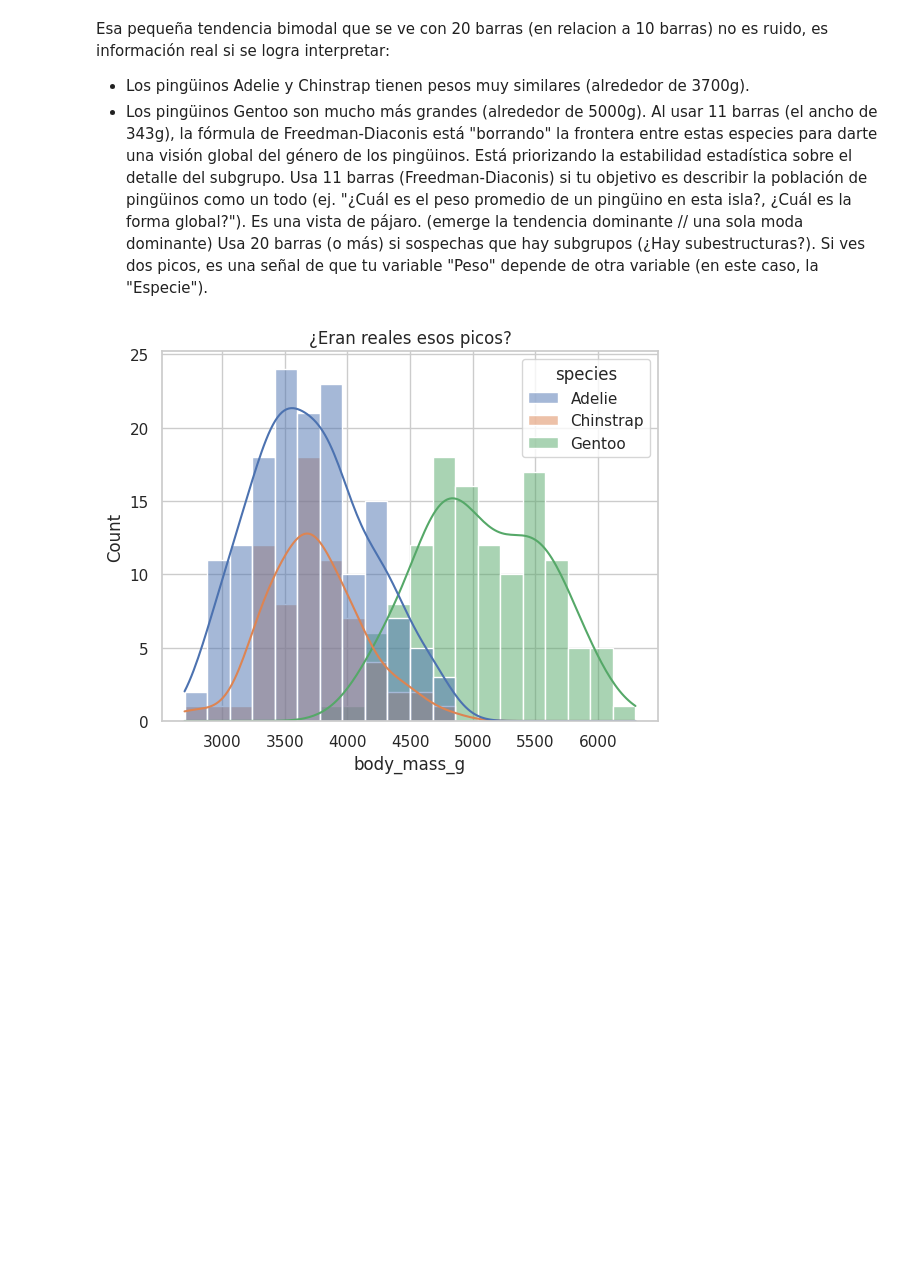
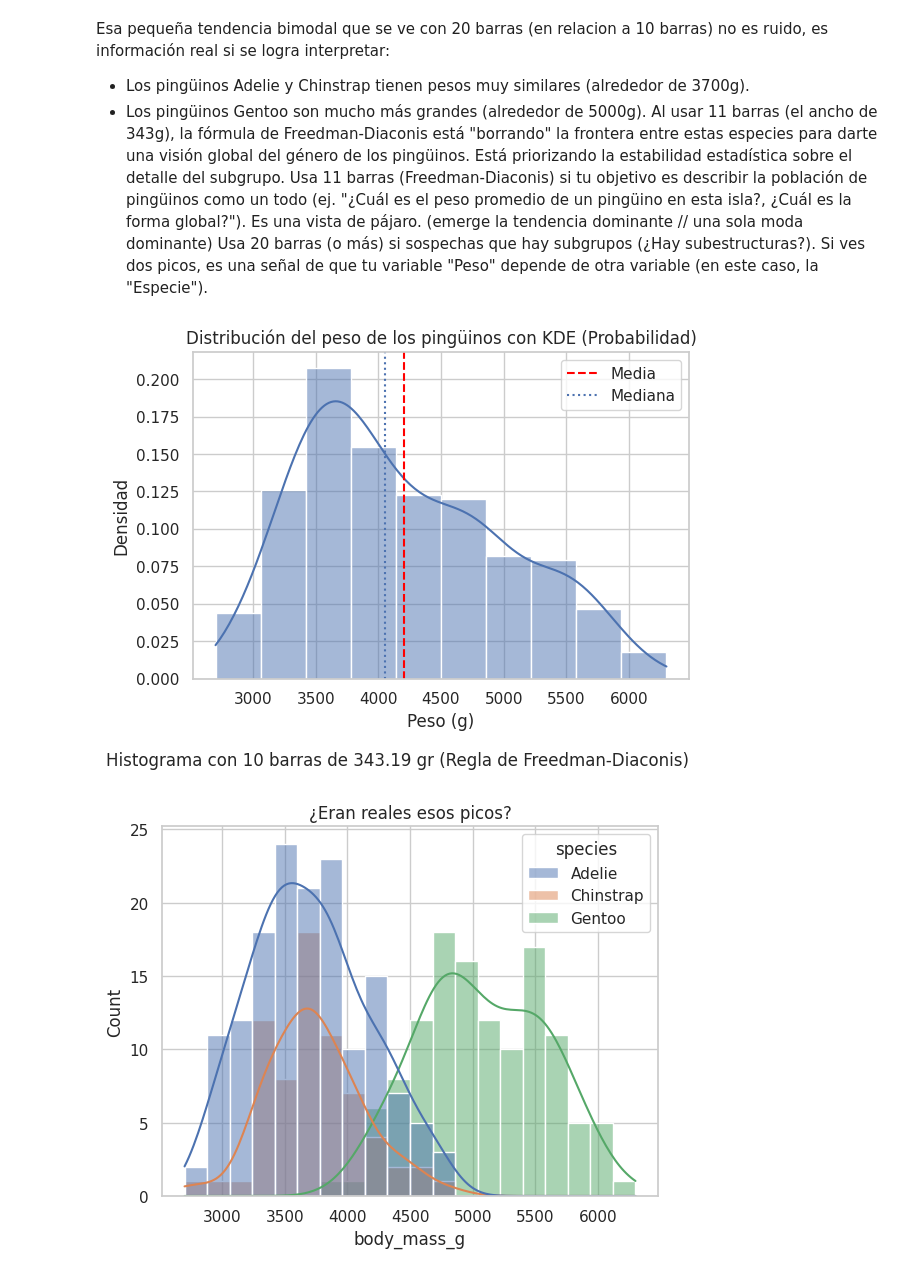
Before and after one commit to alvarohrv/data-analysis-py-sandbox, a Jupyter notebook: src/clase02_cursoPlatzi/01_demostraciones_llevar_a_teoria_o_centralizar.ipynb, the cells around one changed output. Saved outputs shown, nothing was run; the diff lists cells and outputs as text; code cells hidden in the pictures; blank space fills up the shorter version.

```diff
--- a/src/clase02_cursoPlatzi/01_demostraciones_llevar_a_teoria_o_centralizar.ipynb
+++ b/src/clase02_cursoPlatzi/01_demostraciones_llevar_a_teoria_o_centralizar.ipynb
@@ -1539,3 +1554,28 @@ Esa pequeña tendencia bimodal que se ve con 20 barras (en relacion a 10 barras)
 Al usar 11 barras (el ancho de 343g), la fórmula de Freedman-Diaconis está "borrando" la frontera entre estas especies para darte una visión global del género de los pingüinos. Está priorizando la estabilidad estadística sobre el detalle del subgrupo.
 Usa 11 barras (Freedman-Diaconis) si tu objetivo es describir la población de pingüinos como un todo (ej. "¿Cuál es el peso promedio de un pingüino en esta isla?, ¿Cuál es la forma global?"). Es una vista de pájaro. (emerge la tendencia dominante // una sola moda dominante)
 Usa 20 barras (o más) si sospechas que hay subgrupos (¿Hay subestructuras?). Si ves dos picos, es una señal de que tu variable "Peso" depende de otra variable (en este caso, la "Especie").
+# %%
+#### PENDIENTE VALIDAR LAS PROBABILIDADES EN EL HISTOGRAMA CON LAS DE PMF o CDF PORQUE NO COINCIDEN, CREO ################################################
+
+# Histograma con Seaborn usando el ancho de bin calculado:
+sns.histplot(
+    data=data_clean,
+    x="body_mass_g",
+    stat='probability',  # Normaliza a probabilidad <<<<------------------------ Uso de stat
+    kde=True,  # Agrega una curva de densidad
+    binwidth= ancho_de_cada_barra  # Ancho de los bins
+    # binwidth= 180,  # Ancho de los bins
+)
+plt.title("Distribución del peso de los pingüinos con KDE (Probabilidad)")
+plt.xlabel("Peso (g)")
+plt.ylabel("Densidad")
+plt.axvline(media_peso, linestyle="--", label="Media", color="red")
+plt.axvline(mediana_peso, linestyle=":", label="Mediana")
+plt.legend()
+#anotacion de pie de pagina
+plt.figtext(0.9, 0.02, f"Histograma con {num_bins} barras de { round(ancho_de_cada_barra,2)} gr (Regla de Freedman-Diaconis)", horizontalalignment='right')
+# afregar mas espacio en el footer para una linea de texto adicional
+plt.subplots_adjust(bottom=0.2)
+plt.show()
+# %% [output]
+[figure, added]
```
Also changed, not shown: parts of 10 cells of this notebook, 14 other files.
